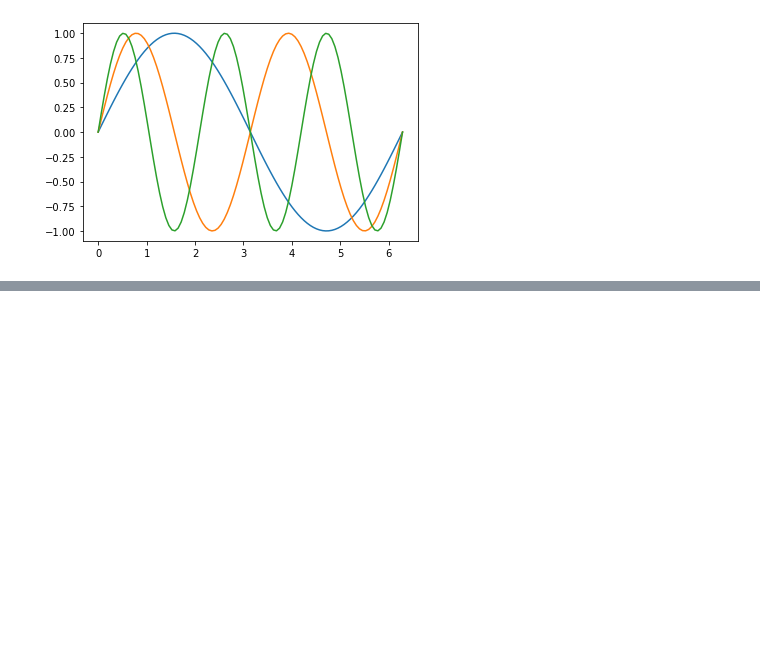
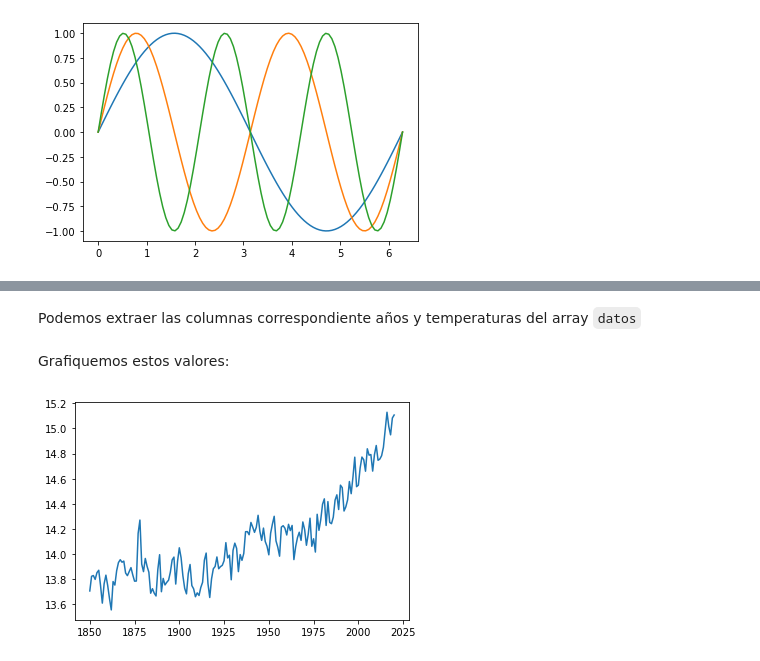
Before and after one commit to GeoLatinas/Intro-to-python, a Jupyter notebook: notebooks/04-graficos.ipynb, the cells around one changed output, grey strips where cells are left out. Cells and saved outputs as stored; diff of their text form; code cells hidden in the pictures; blank space fills up the shorter version.

Commit message:
Update notebook 04
Use Berkeley temperatures for introducing matplotlib

```diff
--- a/notebooks/04-graficos.ipynb
+++ b/notebooks/04-graficos.ipynb
@@ -163,0 +124,3 @@ plt.show()
+# %%
+berkeley_data_file = Path("..") / "data" / "temperature-berkeley.dat"
+berkeley_data_file
@@ -163,0 +131,3 @@ plt.show()
+# %%
+datos = np.loadtxt(berkeley_data_file)
+datos
@@ -163,0 +152,11 @@ plt.show()
+# %% [markdown]
+Podemos extraer las columnas correspondiente años y temperaturas del array `datos`
+# %%
+years, temperaturas = datos[:, 0], datos[:, 1]
+# %% [markdown]
+Grafiquemos estos valores:
+# %%
+plt.plot(years, temperaturas)
+plt.show()
+# %% [output]
+[figure, added]
```
Also changed, not shown: parts of 45 cells of this notebook.
